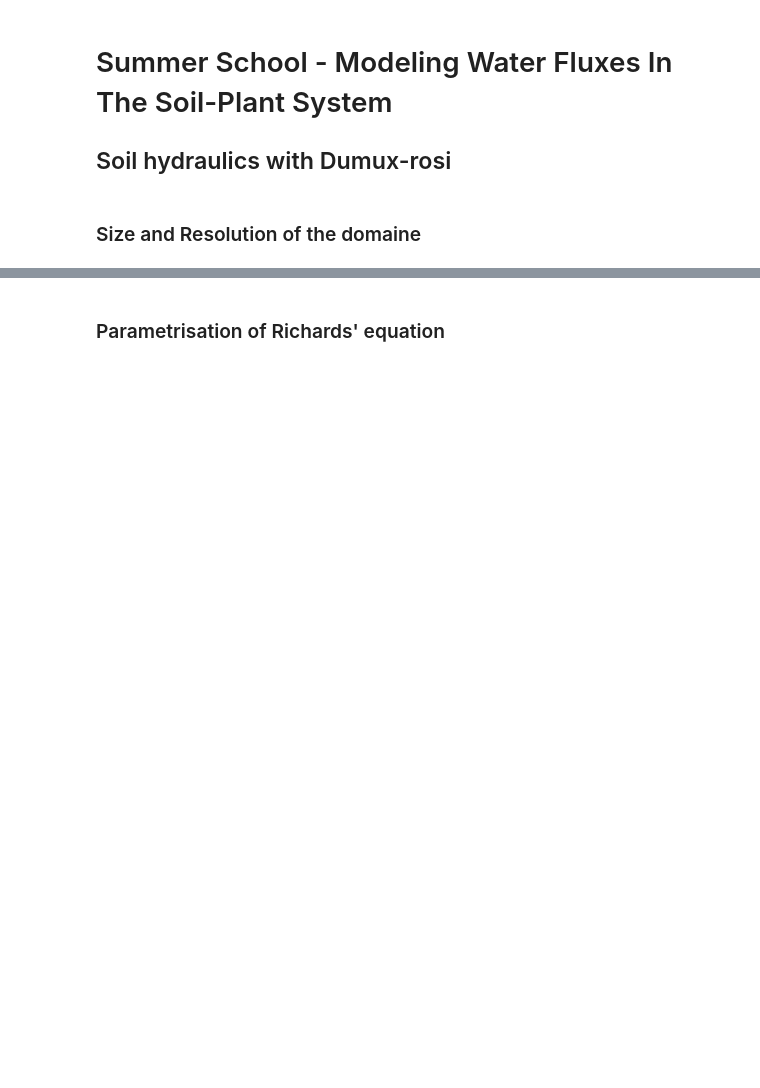
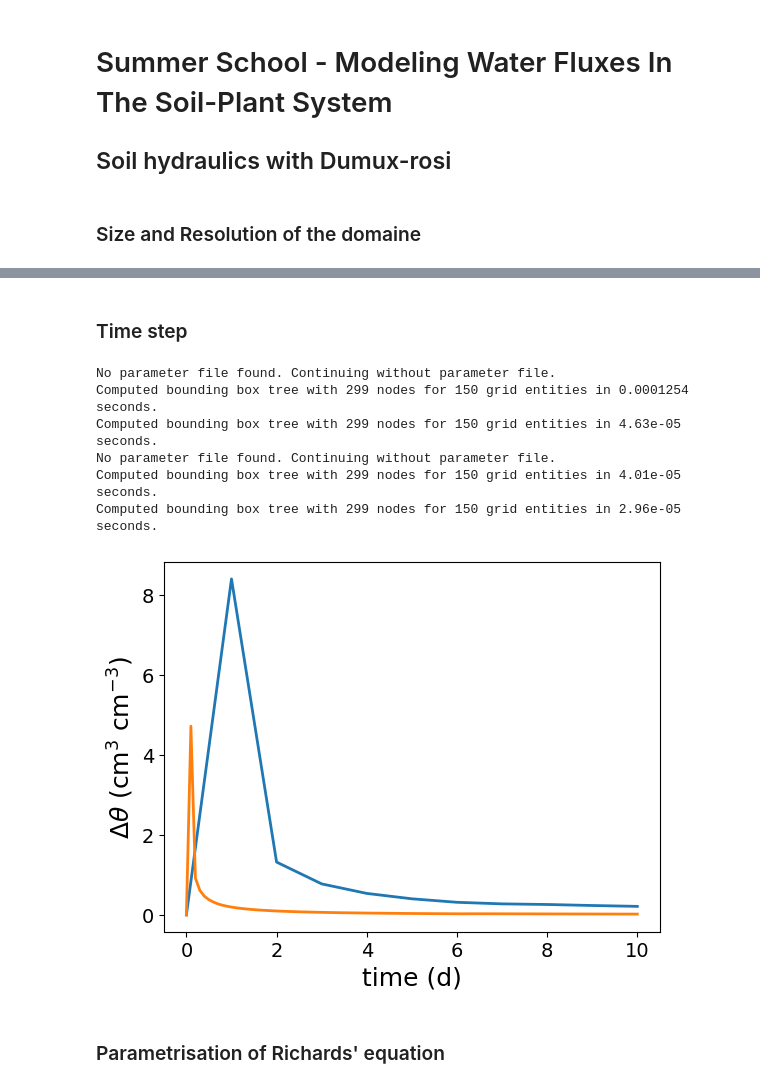
Before and after one commit to Plant-Root-Soil-Interactions-Modelling/CPlantBox, a Jupyter notebook: tutorial/jupyter/summer_school_2025/3_soil_hydraulics.ipynb, the cells around one changed output, grey strips where cells are left out. Saved outputs shown, nothing was run; the diff lists cells and outputs as text; code cells hidden in the pictures; blank space fills up the shorter version.

```diff
--- a/tutorial/jupyter/summer_school_2025/3_soil_hydraulics.ipynb
+++ b/tutorial/jupyter/summer_school_2025/3_soil_hydraulics.ipynb
@@ -68,4 +69,52 @@ Computed bounding box tree with 99 nodes for 50 grid entities in 1.1301e-05 seco
 [figure]
+# %% [markdown]
+### Time step
+# %%
+
+def run_simulation(sim_time, dt):
+    min_b = [-1., -1., -150.] # size [cm]
+    max_b = [0., 0., 0.] # size [cm]
+    cell_number = [1, 1, 150] # resolution
+    loam = [0.08, 0.43, 0.04, 1.6, 50]
+    top_boundary_condition = "atmospheric"  ; atmospheric_value = [[0., 0.1, 0.1, 0.3, 1.e6], [10., 10., -0.1, -0.1, 0.]] # [day] and [cm/day]
+    bot_boundary_condition = "constantPressure"; bot_value = 0.; top_value = 0. # [cm]
+    s = RichardsWrapper(RichardsSPnum())
+    s.initialize()
+    s.createGrid( min_b, max_b, cell_number)
+    s.setHomogeneousIC(-400., equilibrium = True)  # cm pressure head
+    s.setVGParameters([loam])
+    s.setTopBC(top_boundary_condition, top_value, atmospheric_value)
+    s.setBotBC(bot_boundary_condition, bot_value)
+    s.initializeProblem()
+
+    x_, y_ = [0], [0]
+    N = int(np.ceil(sim_time/dt))
+    theta_i = s.getWaterContent()
+    for i in range(N):
+        s.solve(dt)
+        theta_j = s.getWaterContent()
+        x_.append(dt * (i + 1))
+        y_.append(theta_j.sum() - theta_i.sum())
+        theta_i = theta_j.copy()
+
+    plt.plot(x_, y_, linewidth = 2)
+    plt.ylabel(r'$\Delta\theta$ (cm$^3$ cm$^{-3}$)', fontsize = 18)
+    plt.xlabel('time (d)', fontsize = 18)
+    plt.xticks(fontsize = 14); plt.yticks(fontsize = 14)
+
+
+plt.figure()
+run_simulation(10., 1.)
+run_simulation(10., 0.1)
+plt.show()
+# %% [output]
+No parameter file found. Continuing without parameter file.
+Computed bounding box tree with 299 nodes for 150 grid entities in 0.0001254 seconds.
+Computed bounding box tree with 299 nodes for 150 grid entities in 4.63e-05 seconds.
+No parameter file found. Continuing without parameter file.
+Computed bounding box tree with 299 nodes for 150 grid entities in 4.01e-05 seconds.
+Computed bounding box tree with 299 nodes for 150 grid entities in 2.96e-05 seconds.
+[figure, added]
 # %% [markdown]
 ### Parametrisation of Richards' equation
 # %%
```
Also changed, not shown: parts of 13 cells of this notebook.
